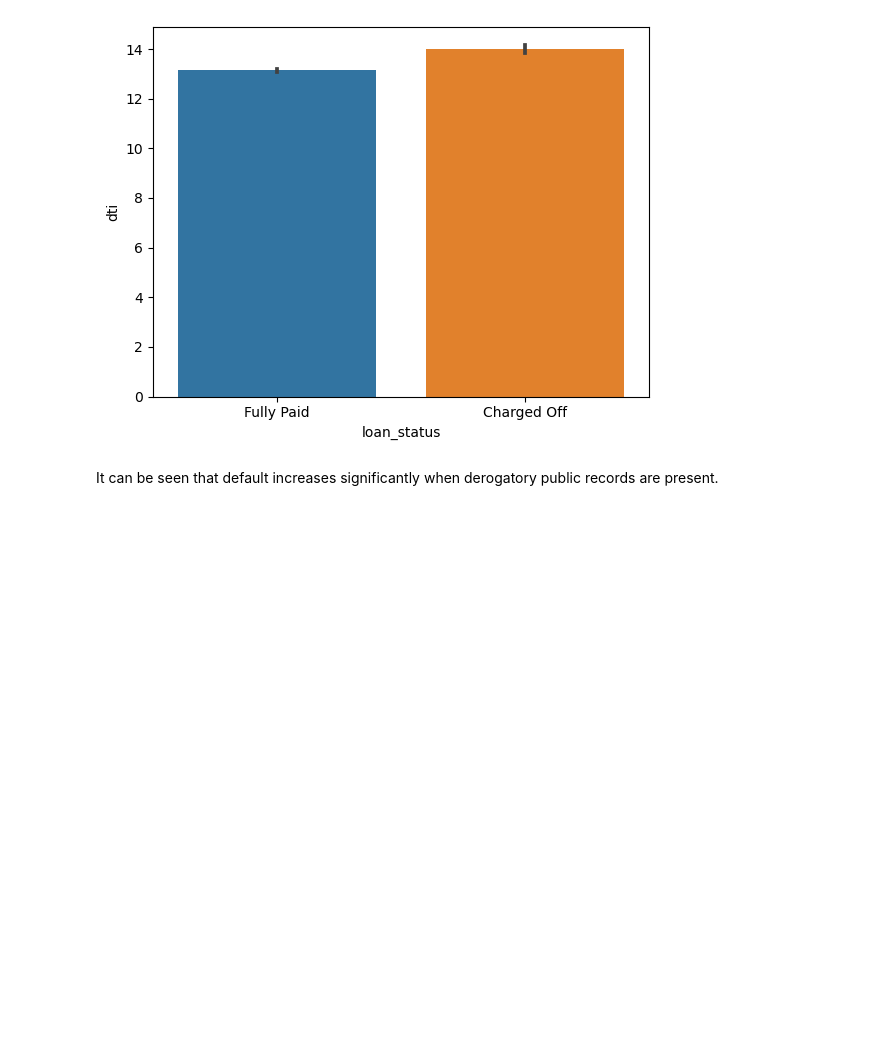
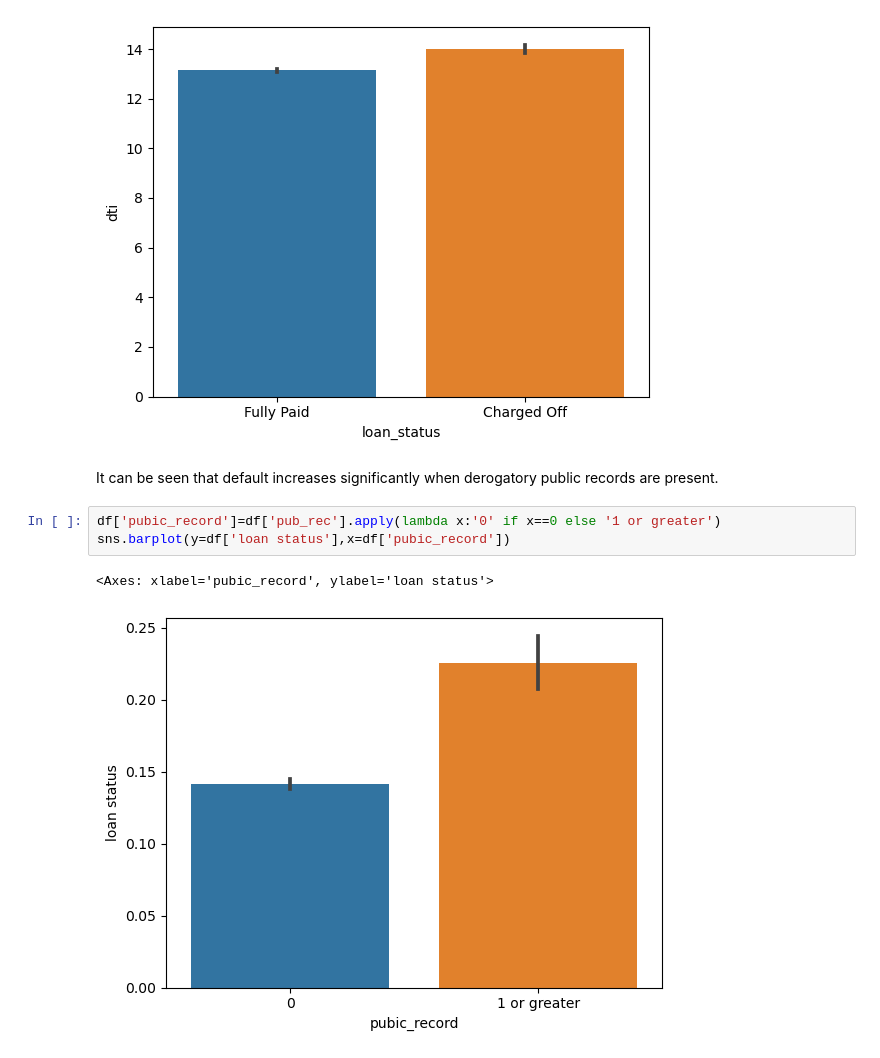
Before and after one commit to ishitatr/Lending-Club-Case-Study, a Jupyter notebook: Ishita Tripathi.ipynb, the cells around one changed output. Saved outputs shown, nothing was run; the diff lists cells and outputs as text; blank space fills up the shorter version.

```diff
--- a/Ishita Tripathi.ipynb
+++ b/Ishita Tripathi.ipynb
@@ -277,3 +276,9 @@ sns.barplot(x=df['loan_status'],y=df['dti'])
 [figure]
 # %% [markdown]
 It can be seen that default increases significantly when derogatory public records are present.
+# %%
+df['pubic_record']=df['pub_rec'].apply(lambda x:'0' if x==0 else '1 or greater')
+sns.barplot(y=df['loan status'],x=df['pubic_record'])
+# %% [output]
+<Axes: xlabel='pubic_record', ylabel='loan status'>
+[figure, added]
```
Also changed, not shown: parts of 2 cells of this notebook, 1 other file.
